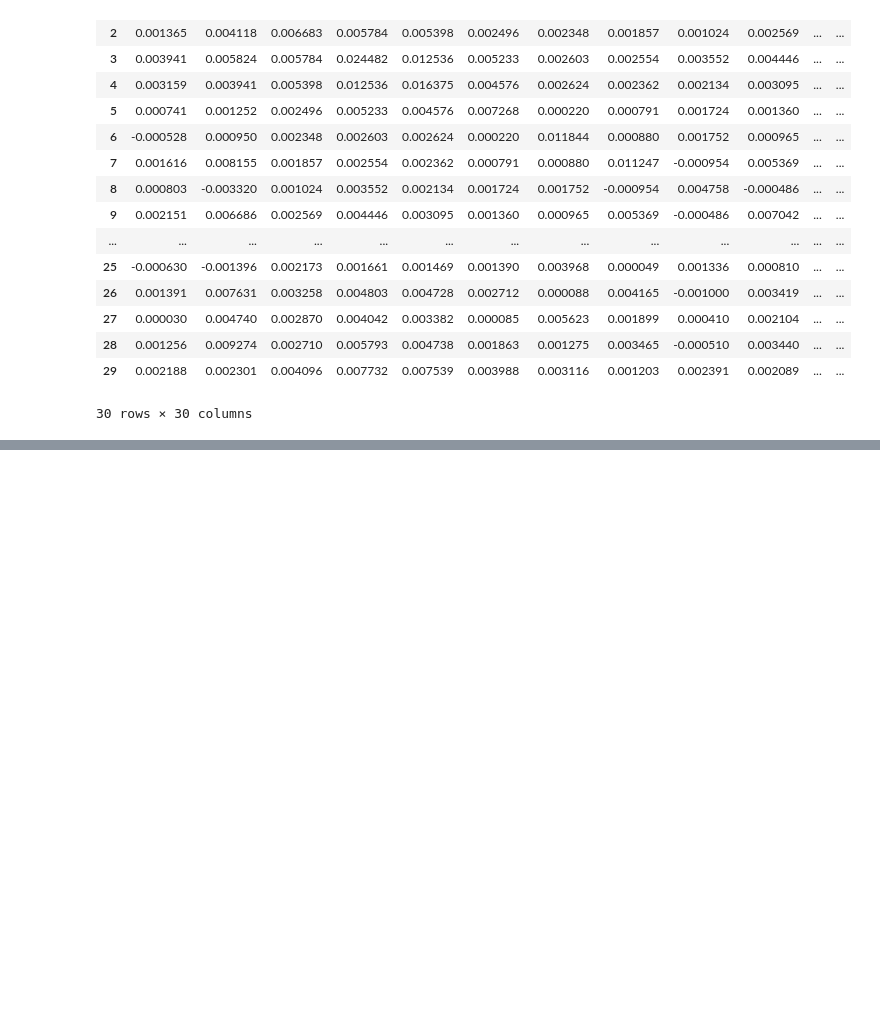
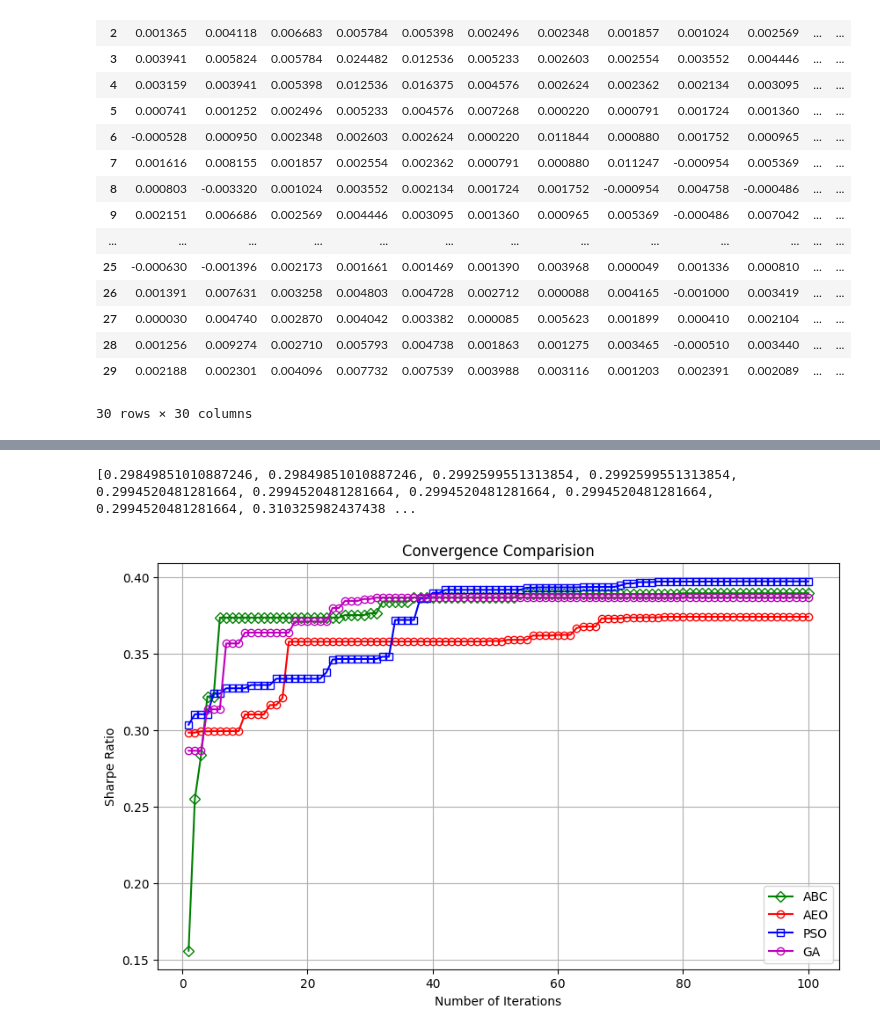
Before and after one commit to TsarIM/AEO-portfolio, a Jupyter notebook: ABC.ipynb, the cells around one changed output, grey strips where cells are left out. Drawn from its saved outputs; the diff is of its cells as text; code cells hidden in the pictures; blank space fills up the shorter version.

```diff
--- a/ABC.ipynb
+++ b/ABC.ipynb
@@ -382,0 +383,4 @@ plt.show()
+# %%
+print(history_aeo)
+# %% [output]
+[0.29849851010887246, 0.29849851010887246, 0.2992599551313854, 0.2992599551313854, 0.2994520481281664, 0.2994520481281664, 0.2994520481281664, 0.2994520481281664, 0.2994520481281664, 0.310325982437438 ...
@@ -382,0 +392,28 @@ plt.show()
+# %%
+iterations = range(1, len(history) + 1)
+
+plt.figure(figsize=(10, 6))
+
+plt.plot(iterations, history, marker='D', linestyle='-', color='g',
+         markerfacecolor='none', markeredgecolor='g', label='ABC')
+
+plt.plot(iterations, history_aeo, marker='o', linestyle='-', color='r',
+         markerfacecolor='none', markeredgecolor='r', label='AEO')
+
+plt.plot(iterations, history_pso, marker='s', linestyle='-', color='b',
+         markerfacecolor='none', markeredgecolor='b', label='PSO')
+
+plt.plot(iterations, history_ga, marker='o', linestyle='-', color='m',
+         markerfacecolor='none', markeredgecolor='m', label='GA')
+
+plt.title('Convergence Comparision')
+plt.xlabel('Number of Iterations')
+plt.ylabel('Sharpe Ratio')
+
+plt.legend()
+
+plt.grid(True)
+
+plt.show()
+# %% [output]
+[figure, added]
```
Also changed, not shown: parts of 6 cells of this notebook.
